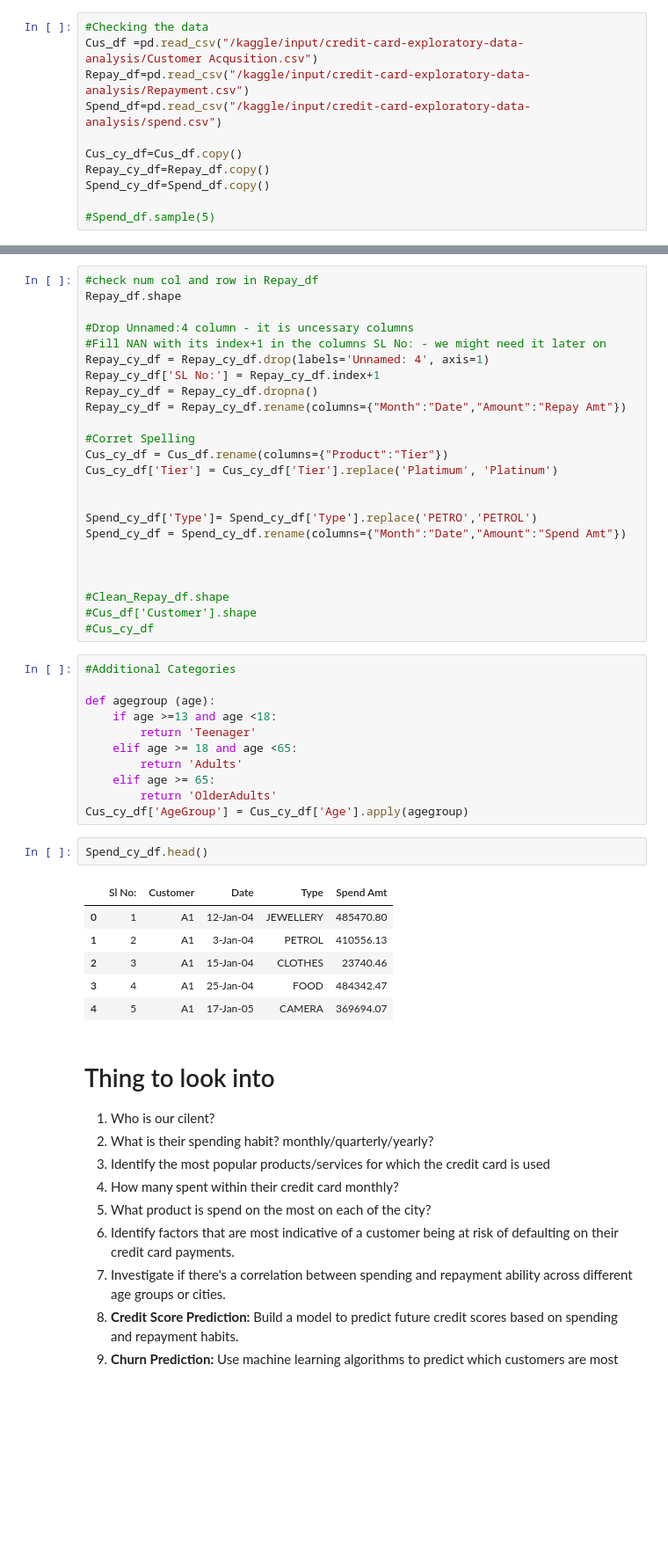
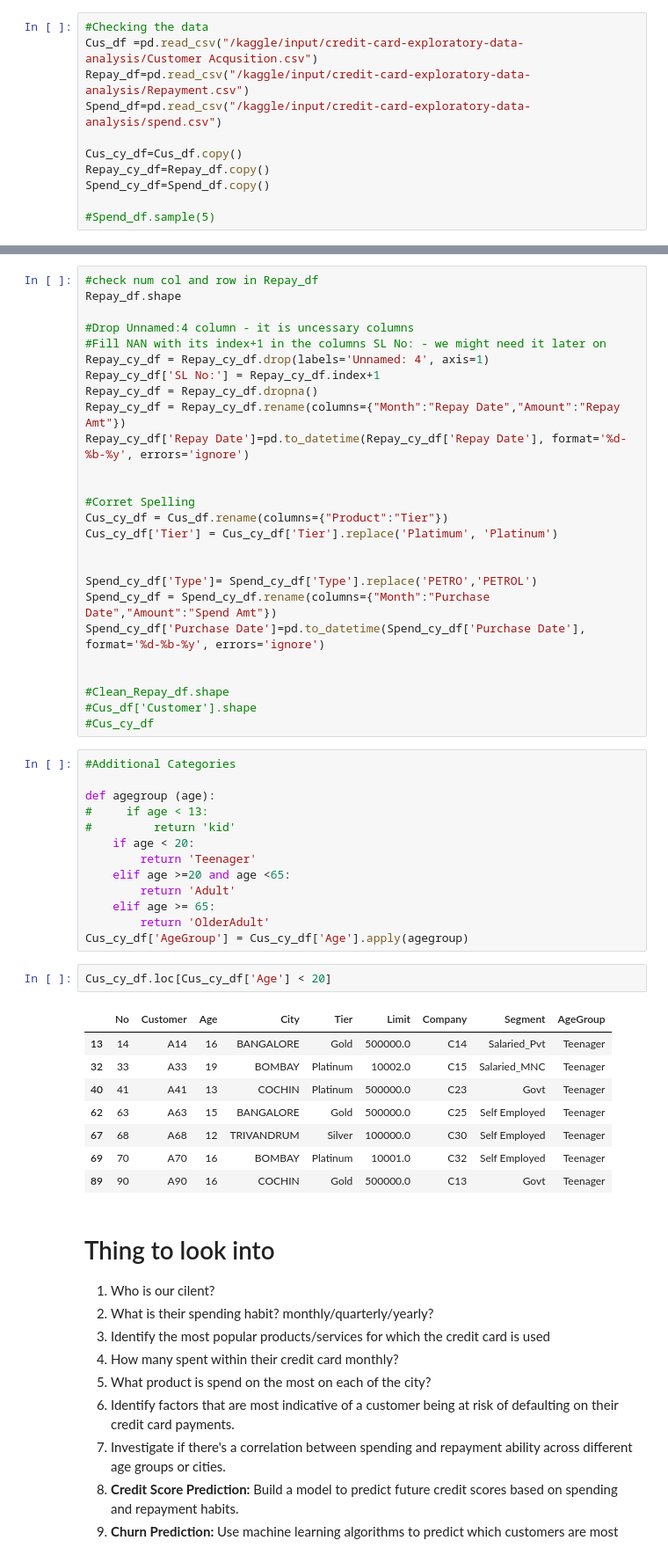
Before and after one commit to laysiong/Data-Analysis-Projects, a Jupyter notebook: credit-card-exploratory-data-analysis.ipynb, the cells around one changed output, grey strips where cells are left out. Shown at 88% size. Cells and saved outputs as stored; diff of their text form; blank space fills up the shorter version.

```diff
--- a/credit-card-exploratory-data-analysis.ipynb
+++ b/credit-card-exploratory-data-analysis.ipynb
@@ -44,7 +44,9 @@ Repay_df.shape
 Repay_cy_df = Repay_cy_df.drop(labels='Unnamed: 4', axis=1)
 Repay_cy_df['SL No:'] = Repay_cy_df.index+1
 Repay_cy_df = Repay_cy_df.dropna()
-Repay_cy_df = Repay_cy_df.rename(columns={"Month":"Date","Amount":"Repay Amt"})
+Repay_cy_df = Repay_cy_df.rename(columns={"Month":"Repay Date","Amount":"Repay Amt"})
+Repay_cy_df['Repay Date']=pd.to_datetime(Repay_cy_df['Repay Date'], format='%d-%b-%y', errors='ignore')
+
 
 #Corret Spelling
 Cus_cy_df = Cus_df.rename(columns={"Product":"Tier"})
@@ -52,8 +54,8 @@ Cus_cy_df['Tier'] = Cus_cy_df['Tier'].replace('Platimum', 'Platinum')
 
 
 Spend_cy_df['Type']= Spend_cy_df['Type'].replace('PETRO','PETROL')
-Spend_cy_df = Spend_cy_df.rename(columns={"Month":"Date","Amount":"Spend Amt"})
-
+Spend_cy_df = Spend_cy_df.rename(columns={"Month":"Purchase Date","Amount":"Spend Amt"})
+Spend_cy_df['Purchase Date']=pd.to_datetime(Spend_cy_df['Purchase Date'], format='%d-%b-%y', errors='ignore')
 
 
 #Clean_Repay_df.shape
@@ -63,22 +65,26 @@ Spend_cy_df = Spend_cy_df.rename(columns={"Month":"Date","Amount":"Spend Amt"})
 #Additional Categories
 
 def agegroup (age):
-    if age >=13 and age <18:
+#     if age < 13:
+#         return 'kid'
+    if age < 20:
         return 'Teenager'
-    elif age >= 18 and age <65:
-        return 'Adults'
+    elif age >=20 and age <65:
+        return 'Adult'
     elif age >= 65:
-        return 'OlderAdults'
+        return 'OlderAdult'
 Cus_cy_df['AgeGroup'] = Cus_cy_df['Age'].apply(agegroup)
-# %%
-Spend_cy_df.head()
-# %% [output]
-|  | Sl No: | Customer | Date | Type | Spend Amt |
-| 0 | 1 | A1 | 12-Jan-04 | JEWELLERY | 485470.80 |
-| 1 | 2 | A1 | 3-Jan-04 | PETROL | 410556.13 |
-| 2 | 3 | A1 | 15-Jan-04 | CLOTHES | 23740.46 |
-| 3 | 4 | A1 | 25-Jan-04 | FOOD | 484342.47 |
-| 4 | 5 | A1 | 17-Jan-05 | CAMERA | 369694.07 |
+# %%
+Cus_cy_df.loc[Cus_cy_df['Age'] < 20]
+# %% [output]
+|  | No | Customer | Age | City | Tier | Limit | Company | Segment | AgeGroup |
+| 13 | 14 | A14 | 16 | BANGALORE | Gold | 500000.0 | C14 | Salaried_Pvt | Teenager |
+| 32 | 33 | A33 | 19 | BOMBAY | Platinum | 10002.0 | C15 | Salaried_MNC | Teenager |
+| 40 | 41 | A41 | 13 | COCHIN | Platinum | 500000.0 | C23 | Govt | Teenager |
+| 62 | 63 | A63 | 15 | BANGALORE | Gold | 500000.0 | C25 | Self Employed | Teenager |
+| 67 | 68 | A68 | 12 | TRIVANDRUM | Silver | 100000.0 | C30 | Self Employed | Teenager |
+| 69 | 70 | A70 | 16 | BOMBAY | Platinum | 10001.0 | C32 | Self Employed | Teenager |
+| 89 | 90 | A90 | 16 | COCHIN | Gold | 500000.0 | C13 | Govt | Teenager |
 # %% [markdown]
 # Thing to look into
 
```
Also changed, not shown: parts of 18 cells of this notebook.
